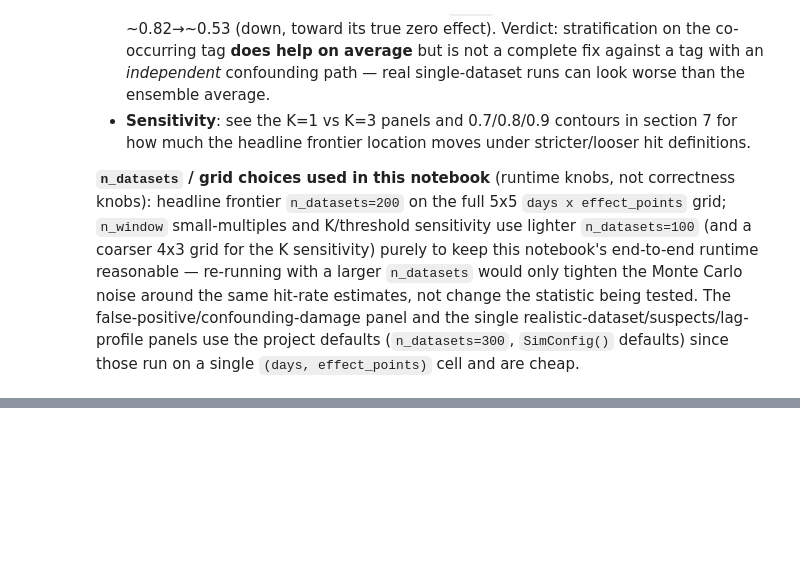
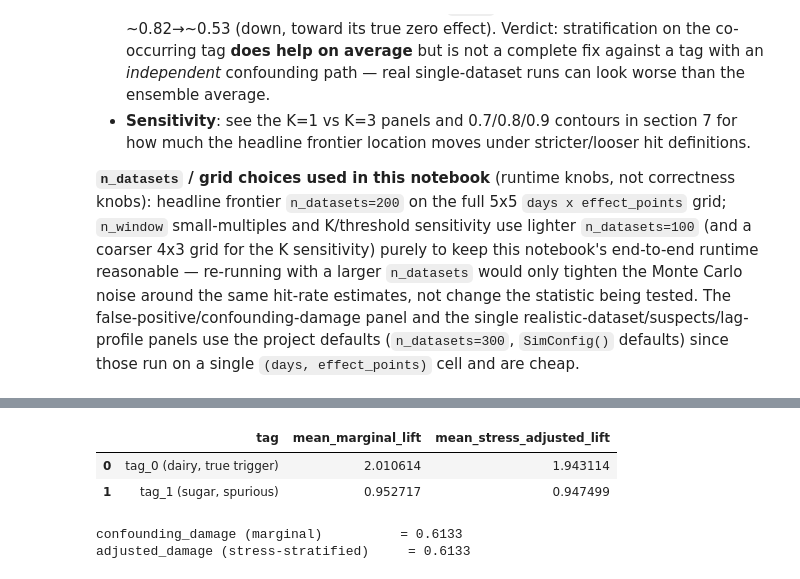
Before and after one commit to mgballou/suivre-insights-poc, a Jupyter notebook: notebooks/01_lag_lift_spike.ipynb, the cells around one changed output, grey strips where cells are left out. Cells and saved outputs as stored; diff of their text form; code cells hidden in the pictures; blank space fills up the shorter version.

```diff
--- a/notebooks/01_lag_lift_spike.ipynb
+++ b/notebooks/01_lag_lift_spike.ipynb
@@ -529,0 +617,64 @@ realistic-dataset/suspects/lag-profile panels use the project defaults (`n_datas
+# %%
+
+marg0_vals, adj0_vals, marg1_vals, adj1_vals = [], [], [], []
+for s in range(N_DATASETS_DEEPDIVE):
+    rng_s = np.random.default_rng(c.seed + s)
+    df_s = generate_logs(c, rng_s)
+    inten_s = df_s["intensity"].to_numpy()
+    t0_s, t1_s = df_s["tag_0"].to_numpy(), df_s["tag_1"].to_numpy()
+    stress_s = df_s["stress"].to_numpy()
+    marg0_vals.append(lift_for_tag(inten_s, t0_s, c.n_window)["lift"])
+    marg1_vals.append(lift_for_tag(inten_s, t1_s, c.n_window)["lift"])
+    adj0_vals.append(stress_adjusted_lift(inten_s, t0_s, stress_s, c.n_window, n_strata=3)["lift"])
+    adj1_vals.append(stress_adjusted_lift(inten_s, t1_s, stress_s, c.n_window, n_strata=3)["lift"])
+
+estimate_comparison = pd.DataFrame({
+    "tag": ["tag_0 (dairy, true trigger)", "tag_1 (sugar, spurious)"],
+    "mean_marginal_lift": [np.nanmean(marg0_vals), np.nanmean(marg1_vals)],
+    "mean_stress_adjusted_lift": [np.nanmean(adj0_vals), np.nanmean(adj1_vals)],
+})
+estimate_comparison
+# %% [output]
+|  | tag | mean_marginal_lift | mean_stress_adjusted_lift |
+| 0 | tag_0 (dairy, true trigger) | 2.010614 | 1.943114 |
+| 1 | tag_1 (sugar, spurious) | 0.952717 | 0.947499 |
+# %%
+
+fig, axes = plt.subplots(1, 2, figsize=(12, 4.8))
+
+ax = axes[0]
+x = np.arange(2)
+width = 0.35
+ax.bar(x - width / 2, estimate_comparison["mean_marginal_lift"], width,
+       label="marginal lift", color="#495057")
+ax.bar(x + width / 2, estimate_comparison["mean_stress_adjusted_lift"], width,
+       label="stress-adjusted lift", color="#3b5bdb")
+ax.axhline(0, color="black", lw=0.8)
+ax.set_xticks(x)
+ax.set_xticklabels(["tag_0 (dairy, true)", "tag_1 (sugar, spurious)"])
+ax.set_ylabel("lift")
+ax.set_title(f"Estimate level (mean over {N_DATASETS_DEEPDIVE} seeds)")
+ax.legend(fontsize=8)
+
+ax = axes[1]
+damage_marginal = cell_metrics(c, n_datasets=N_DATASETS_DEEPDIVE)["confounding_damage"]
+damage_adjusted = adjusted_damage(c, n_datasets=N_DATASETS_DEEPDIVE, k=3, n_strata=3)
+labels = ["confounding_damage\n(marginal rank)", "adjusted_damage\n(stress-stratified rank)"]
+values = [damage_marginal, damage_adjusted]
+bars = ax.bar(labels, values, color=["#c92a2a", "#e8590c"])
+for b, v in zip(bars, values):
+    ax.annotate(f"{v:.3f}", (b.get_x() + b.get_width() / 2, v), ha="center", va="bottom")
+ax.set_ylim(0, 1.05)
+ax.set_ylabel("rate")
+ax.set_title(f"Ranking level (n_datasets={N_DATASETS_DEEPDIVE}, k=3, n_strata=3, days=90)")
+
+fig.suptitle("Confounder-adjustment payoff: estimate collapse vs. ranking rescue")
+fig.tight_layout()
+fig.savefig(f"{OUT}/adjustment_payoff.png", dpi=150)
+plt.show()
+
+print(f"confounding_damage (marginal)          = {damage_marginal:.4f}")
+print(f"adjusted_damage (stress-stratified)     = {damage_adjusted:.4f}")
+# %% [output]
+confounding_damage (marginal)          = 0.6133
+adjusted_damage (stress-stratified)     = 0.6133
```
Also changed, not shown: parts of 14 cells of this notebook, 3 other files.
